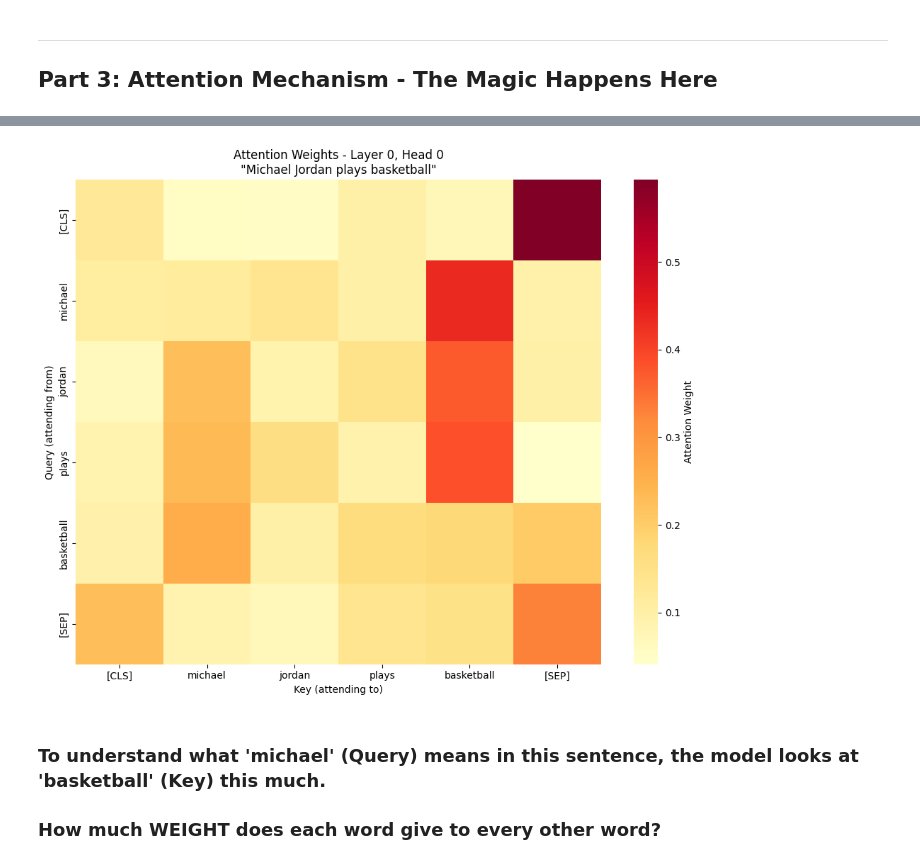
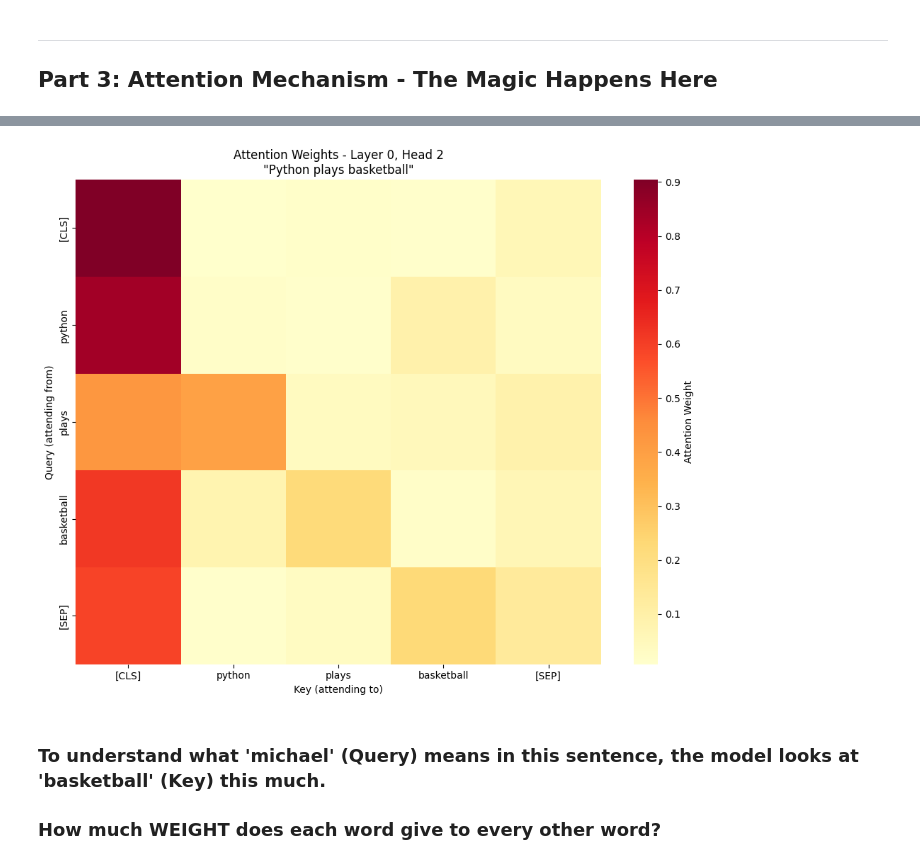
Before and after one commit to tchoffman/demystify-attention, a Jupyter notebook: llm_attention_demo.ipynb, the cells around one changed output, grey strips where cells are left out. Drawn from its saved outputs; the diff is of its cells as text; code cells hidden in the pictures.

```diff
--- a/llm_attention_demo.ipynb
+++ b/llm_attention_demo.ipynb
@@ -323,6 +487,6 @@ _ = vector_arithmetic_demo('paris', '-', 'france', '+', 'japan')
 # %%
 # Try your own!
-a = "best"
-b = "good"
-c = "bad"
+a = "cat"
+b = "tail"
+c = "belt"
 _ =vector_arithmetic_demo(a, '-', b, '+', c)
@@ -370,9 +543,9 @@ def visualize_attention(text, layer=0, head=0):
 ![image.png](attachment:image.png)
 # %%
 
-_ = visualize_attention("Michael Jordan plays basketball", layer=0, head=0) #0, 2, 5,
+_ = visualize_attention("Python plays basketball", layer=0, head=2) #0, 2, 5,
 # %% [output]
-[figure, old version]
+[figure, new version]
 # %% [markdown]
 ### To understand what 'michael' (Query) means in this sentence, the model looks at 'basketball' (Key) this much.
 ### How much WEIGHT does each word give to every other word?
```
Also changed, not shown: parts of 19 cells of this notebook.
